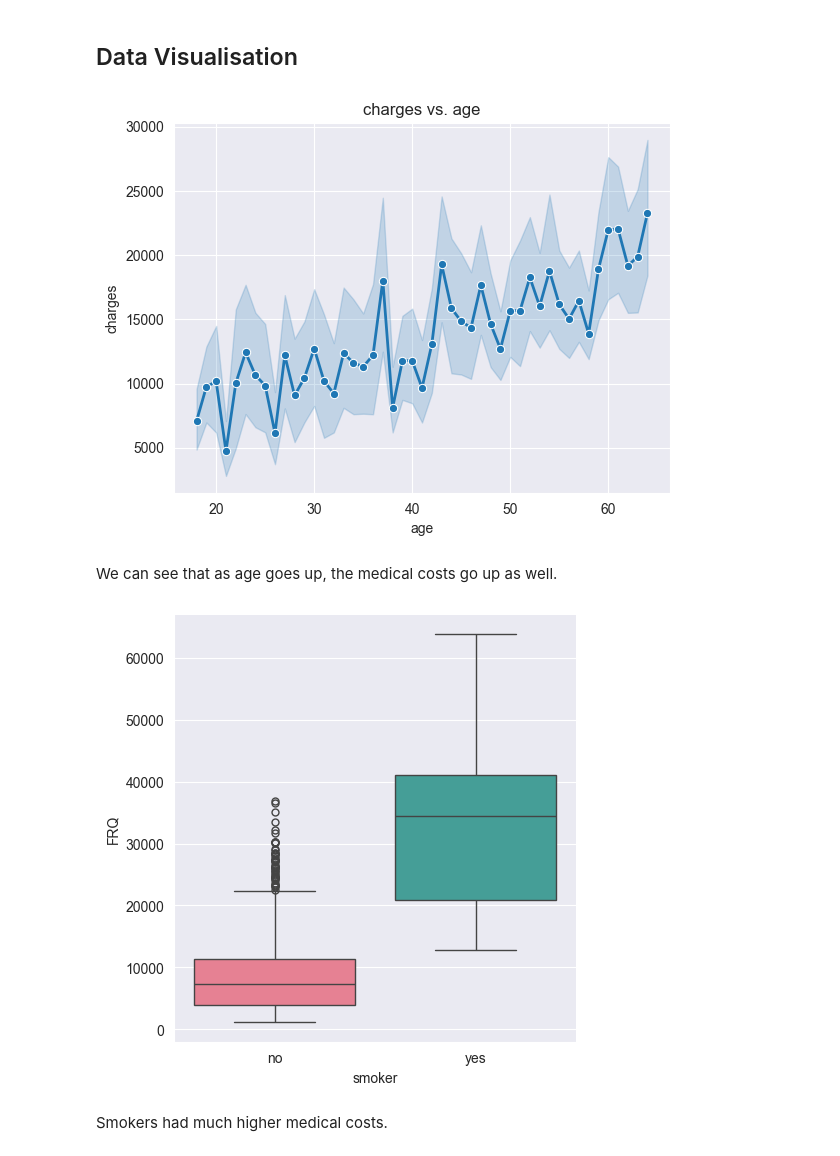
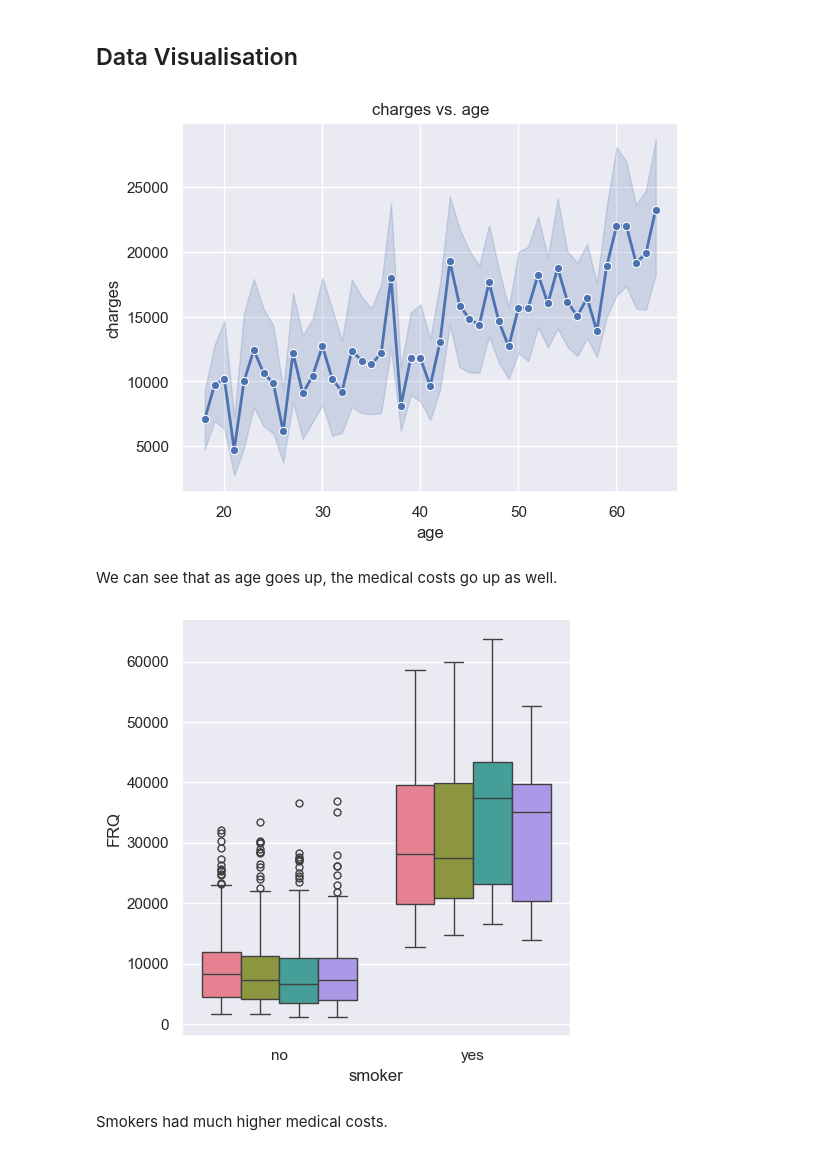
Before and after one commit to yashdeshpandex1/Smoothing_Splines_on_Medical_cost_data, a Jupyter notebook: medical_cost.ipynb, the cells around one changed output. Cells and saved outputs as stored; diff of their text form; code cells hidden in the pictures.

```diff
--- a/medical_cost.ipynb
+++ b/medical_cost.ipynb
@@ -7,6 +7,8 @@ import numpy as np
 import pandas as pd
 import matplotlib.pyplot as plt
 import seaborn as sns
+# %%
+sns.set_theme(style="whitegrid")
 # %% [markdown]
 ## Basic Data Analysis
 # %%
@@ -177,14 +179,14 @@ viz = dataVisualisation(df = df)
 viz.plot_lineplot('age', 'charges');
 plt.show()
 # %% [output]
-[figure, old version]
+[figure, new version]
 # %% [markdown]
 We can see that as age goes up, the medical costs go up as well.
 # %%
-viz.plot_boxplot('smoker', 'charges', hue='smoker');
+viz.plot_boxplot('smoker', 'charges', hue='region');
 plt.show()
 # %% [output]
-[figure, old version]
+[figure, new version]
 # %% [markdown]
 Smokers had much higher medical costs.
 # %%
```
Also changed, not shown: parts of 35 cells of this notebook.
